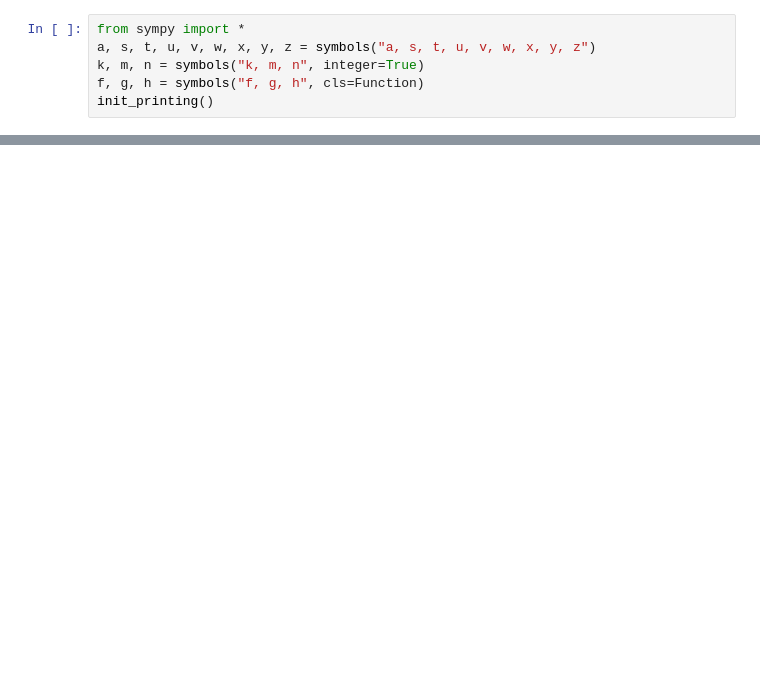
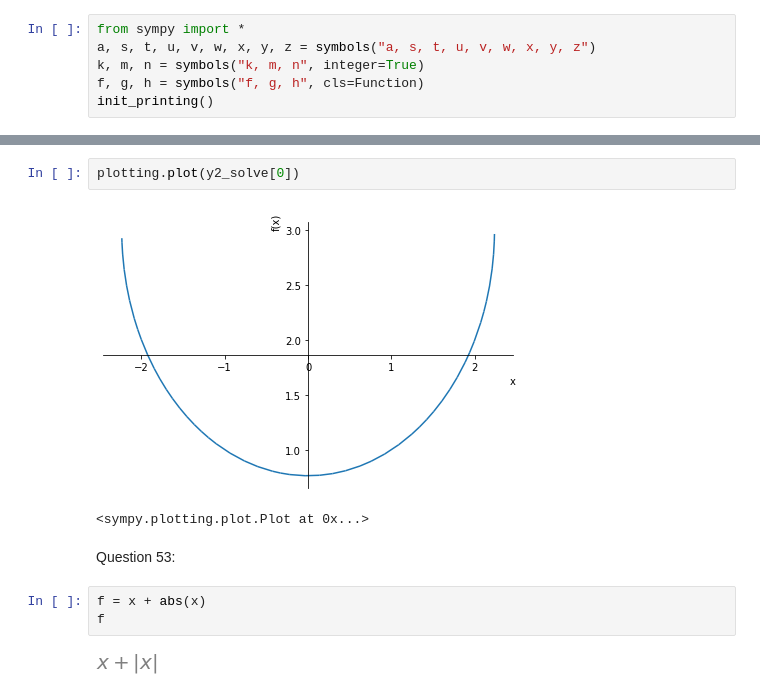
Before and after one commit to sethfair/calculus-studies, a Jupyter notebook: Chapter 1/1.1.ipynb, the cells around one changed output, grey strips where cells are left out. Saved outputs shown, nothing was run; the diff lists cells and outputs as text; blank space fills up the shorter version.

```diff
--- a/Chapter 1/1.1.ipynb
+++ b/Chapter 1/1.1.ipynb
@@ -21,0 +51,12 @@ init_printing()
+# %%
+plotting.plot(y2_solve[0])
+# %% [output]
+[figure, added]
+<sympy.plotting.plot.Plot at 0x...>
+# %% [markdown]
+Question 53:
+# %%
+f = x + abs(x)
+f
+# %% [output]
+[figure, added]
```
Also changed, not shown: parts of 20 cells of this notebook.
